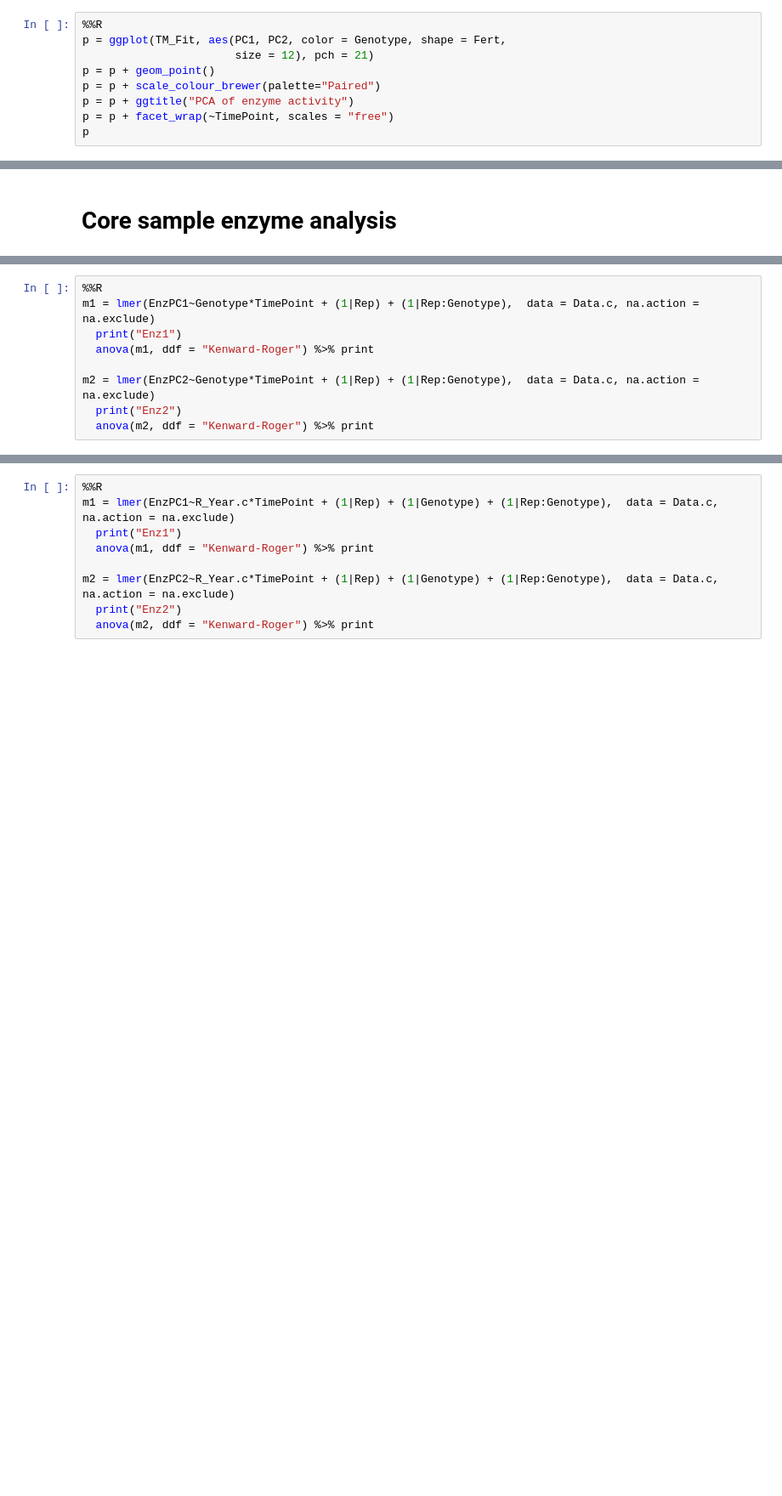
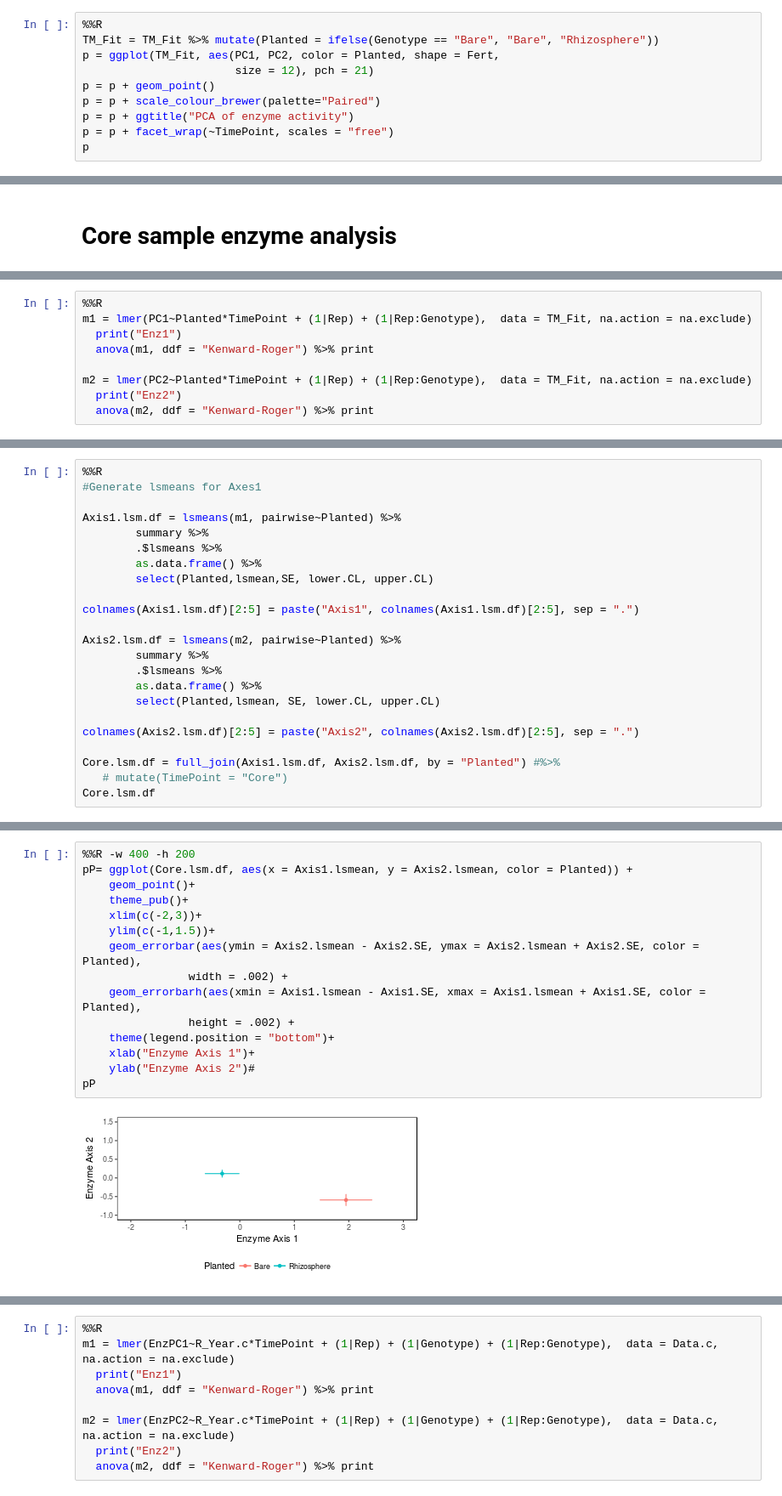
Before and after one commit to bdemmett/ERAhybrids, a Jupyter notebook: notebooks/EnzymeOrdination.ipynb, the cells around one changed output, grey strips where cells are left out. Shown at 85% size. Saved outputs shown, nothing was run; the diff lists cells and outputs as text; blank space fills up the shorter version.

```diff
--- a/notebooks/EnzymeOrdination.ipynb
+++ b/notebooks/EnzymeOrdination.ipynb
@@ -180,6 +191,7 @@ NAG_activity.g 0.5304991 -0.0678613 -0.77663740  0.33286626
 # %%
 %%R
-p = ggplot(TM_Fit, aes(PC1, PC2, color = Genotype, shape = Fert,
+TM_Fit = TM_Fit %>% mutate(Planted = ifelse(Genotype == "Bare", "Bare", "Rhizosphere"))
+p = ggplot(TM_Fit, aes(PC1, PC2, color = Planted, shape = Fert,
                        size = 12), pch = 21)
 p = p + geom_point()
 p = p + scale_colour_brewer(palette="Paired")
@@ -229,10 +226,10 @@ colnames(Data.c)
 # %%
 %%R
-m1 = lmer(EnzPC1~Genotype*TimePoint + (1|Rep) + (1|Rep:Genotype),  data = Data.c, na.action = na.exclude)
+m1 = lmer(PC1~Planted*TimePoint + (1|Rep) + (1|Rep:Genotype),  data = TM_Fit, na.action = na.exclude)
   print("Enz1")
   anova(m1, ddf = "Kenward-Roger") %>% print
 
-m2 = lmer(EnzPC2~Genotype*TimePoint + (1|Rep) + (1|Rep:Genotype),  data = Data.c, na.action = na.exclude)
+m2 = lmer(PC2~Planted*TimePoint + (1|Rep) + (1|Rep:Genotype),  data = TM_Fit, na.action = na.exclude)
   print("Enz2")
   anova(m2, ddf = "Kenward-Roger") %>% print
 # %% [output]
@@ -255,2 +252,25 @@ Genotype:TimePoint  0.6330  0.0633    10 35.381   0.302    0.9760
 ---
 Signif. codes:  0 ‘***’ 0.001 ‘**’ 0.01 ‘*’ 0.05 ‘.’ 0.1 ‘ ’ 1
+# %%
+%%R
+#Generate lsmeans for Axes1
+
+Axis1.lsm.df = lsmeans(m1, pairwise~Planted) %>%
+        summary %>%
+        .$lsmeans %>%
+        as.data.frame() %>%
+        select(Planted,lsmean,SE, lower.CL, upper.CL)
+
+colnames(Axis1.lsm.df)[2:5] = paste("Axis1", colnames(Axis1.lsm.df)[2:5], sep = ".")
+
+Axis2.lsm.df = lsmeans(m2, pairwise~Planted) %>%
+        summary %>%
+        .$lsmeans %>%
+        as.data.frame() %>%
+        select(Planted,lsmean, SE, lower.CL, upper.CL)
+
+colnames(Axis2.lsm.df)[2:5] = paste("Axis2", colnames(Axis2.lsm.df)[2:5], sep = ".")
+
+Core.lsm.df = full_join(Axis1.lsm.df, Axis2.lsm.df, by = "Planted") #%>%
+   # mutate(TimePoint = "Core")
+Core.lsm.df
@@ -256,0 +284,17 @@ Signif. codes:  0 ‘***’ 0.001 ‘**’ 0.01 ‘*’ 0.05 ‘.’ 0.1 ‘ ’
+# %%
+%%R -w 400 -h 200
+pP= ggplot(Core.lsm.df, aes(x = Axis1.lsmean, y = Axis2.lsmean, color = Planted)) +
+    geom_point()+
+    theme_pub()+
+    xlim(c(-2,3))+
+    ylim(c(-1,1.5))+
+    geom_errorbar(aes(ymin = Axis2.lsmean - Axis2.SE, ymax = Axis2.lsmean + Axis2.SE, color = Planted),
+                width = .002) +
+    geom_errorbarh(aes(xmin = Axis1.lsmean - Axis1.SE, xmax = Axis1.lsmean + Axis1.SE, color = Planted),
+                height = .002) +
+    theme(legend.position = "bottom")+
+    xlab("Enzyme Axis 1")+
+    ylab("Enzyme Axis 2")#
+pP
+# %% [output]
+[figure, added]
```
Also changed, not shown: parts of 62 cells of this notebook, 4 other files.
